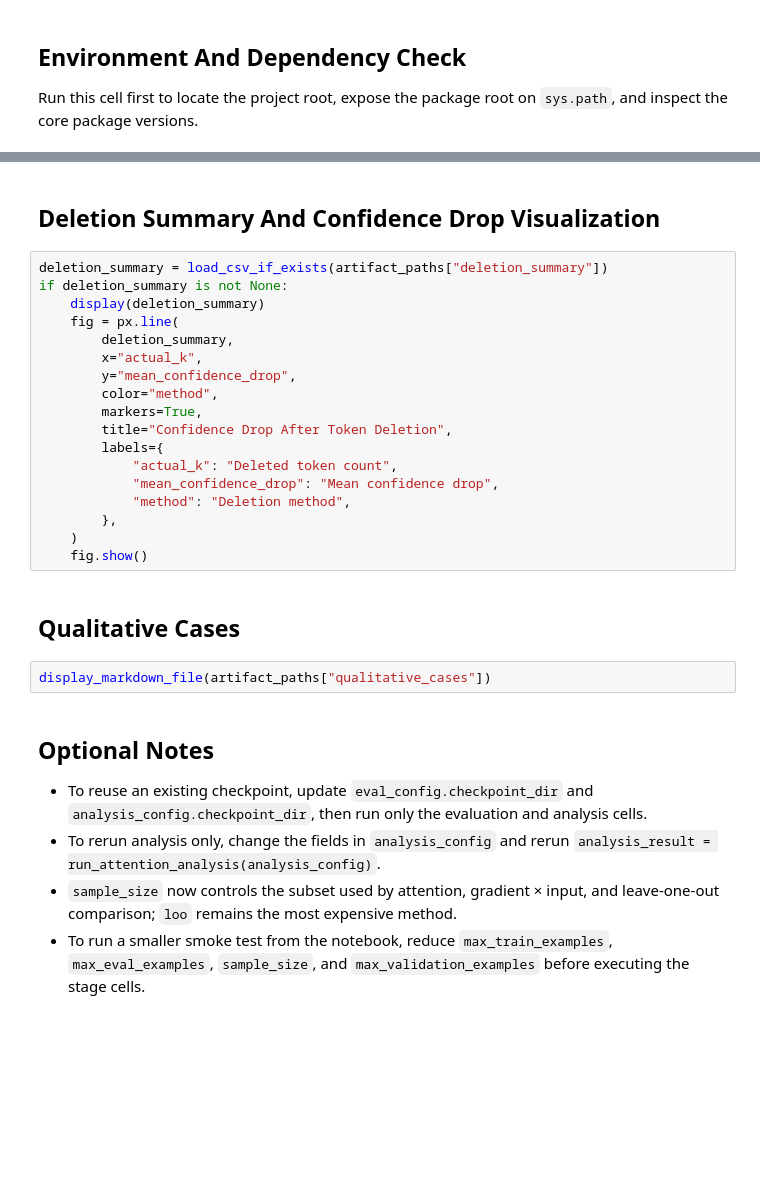
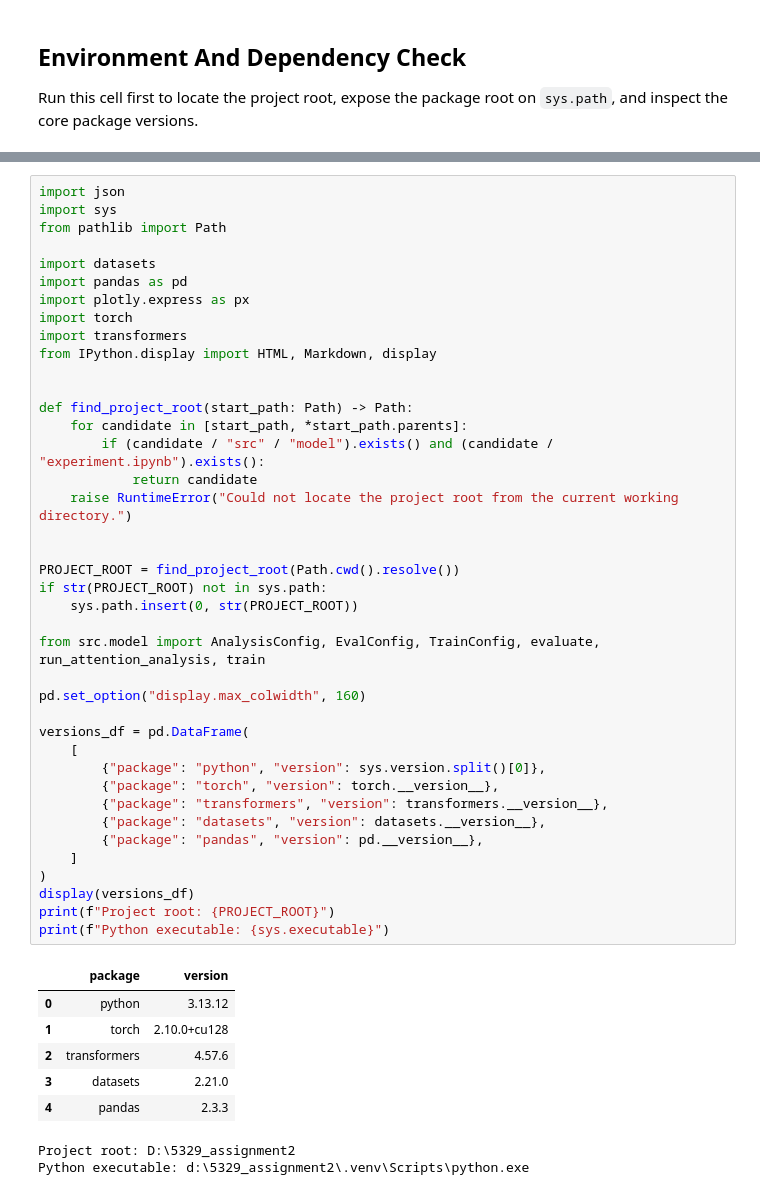
Before and after one commit to Shirllen/COMP5329_assignment2, a Jupyter notebook: experiment.ipynb, the cells around one changed output, grey strips where cells are left out. Saved outputs shown, nothing was run; the diff lists cells and outputs as text; blank space fills up the shorter version.

```diff
--- a/experiment.ipynb
+++ b/experiment.ipynb
@@ -189,31 +9,49 @@ if ranking_similarity is not None:
-# %% [markdown]
-## Deletion Summary And Confidence Drop Visualization
-# %%
-deletion_summary = load_csv_if_exists(artifact_paths["deletion_summary"])
-if deletion_summary is not None:
-    display(deletion_summary)
-    fig = px.line(
-        deletion_summary,
-        x="actual_k",
-        y="mean_confidence_drop",
-        color="method",
-        markers=True,
-        title="Confidence Drop After Token Deletion",
-        labels={
-            "actual_k": "Deleted token count",
-            "mean_confidence_drop": "Mean confidence drop",
-            "method": "Deletion method",
-        },
-    )
-    fig.show()
-# %% [markdown]
-## Qualitative Cases
-# %%
-display_markdown_file(artifact_paths["qualitative_cases"])
-# %% [markdown]
-## Optional Notes
-
-- To reuse an existing checkpoint, update `eval_config.checkpoint_dir` and `analysis_config.checkpoint_dir`, then run only the evaluation and analysis cells.
-- To rerun analysis only, change the fields in `analysis_config` and rerun `analysis_result = run_attention_analysis(analysis_config)`.
-- `sample_size` now controls the subset used by attention, gradient × input, and leave-one-out comparison; `loo` remains the most expensive method.
-- To run a smaller smoke test from the notebook, reduce `max_train_examples`, `max_eval_examples`, `sample_size`, and `max_validation_examples` before executing the stage cells.
+# %%
+import json
+import sys
+from pathlib import Path
+
+import datasets
+import pandas as pd
+import plotly.express as px
+import torch
+import transformers
+from IPython.display import HTML, Markdown, display
+
+
+def find_project_root(start_path: Path) -> Path:
+    for candidate in [start_path, *start_path.parents]:
+        if (candidate / "src" / "model").exists() and (candidate / "experiment.ipynb").exists():
+            return candidate
+    raise RuntimeError("Could not locate the project root from the current working directory.")
+
+
+PROJECT_ROOT = find_project_root(Path.cwd().resolve())
+if str(PROJECT_ROOT) not in sys.path:
+    sys.path.insert(0, str(PROJECT_ROOT))
+
+from src.model import AnalysisConfig, EvalConfig, TrainConfig, evaluate, run_attention_analysis, train
+
+pd.set_option("display.max_colwidth", 160)
+
+versions_df = pd.DataFrame(
+    [
+        {"package": "python", "version": sys.version.split()[0]},
+        {"package": "torch", "version": torch.__version__},
+        {"package": "transformers", "version": transformers.__version__},
+        {"package": "datasets", "version": datasets.__version__},
+        {"package": "pandas", "version": pd.__version__},
+    ]
+)
+display(versions_df)
+print(f"Project root: {PROJECT_ROOT}")
+print(f"Python executable: {sys.executable}")
+# %% [output]
+|  | package | version |
+| 0 | python | 3.13.12 |
+| 1 | torch | 2.10.0+cu128 |
+| 2 | transformers | 4.57.6 |
+| 3 | datasets | 2.21.0 |
+| 4 | pandas | 2.3.3 |
+Project root: D:\5329_assignment2
+Python executable: d:\5329_assignment2\.venv\Scripts\python.exe
```
Also changed, not shown: parts of 35 cells of this notebook, 30 other files.
